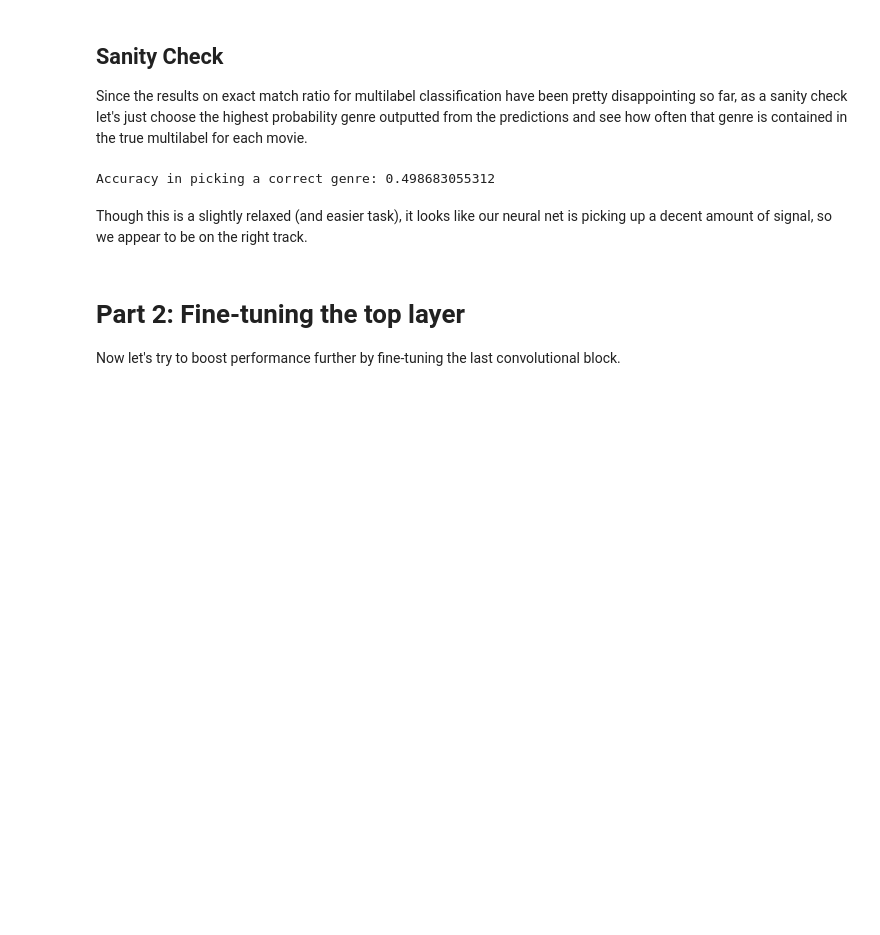
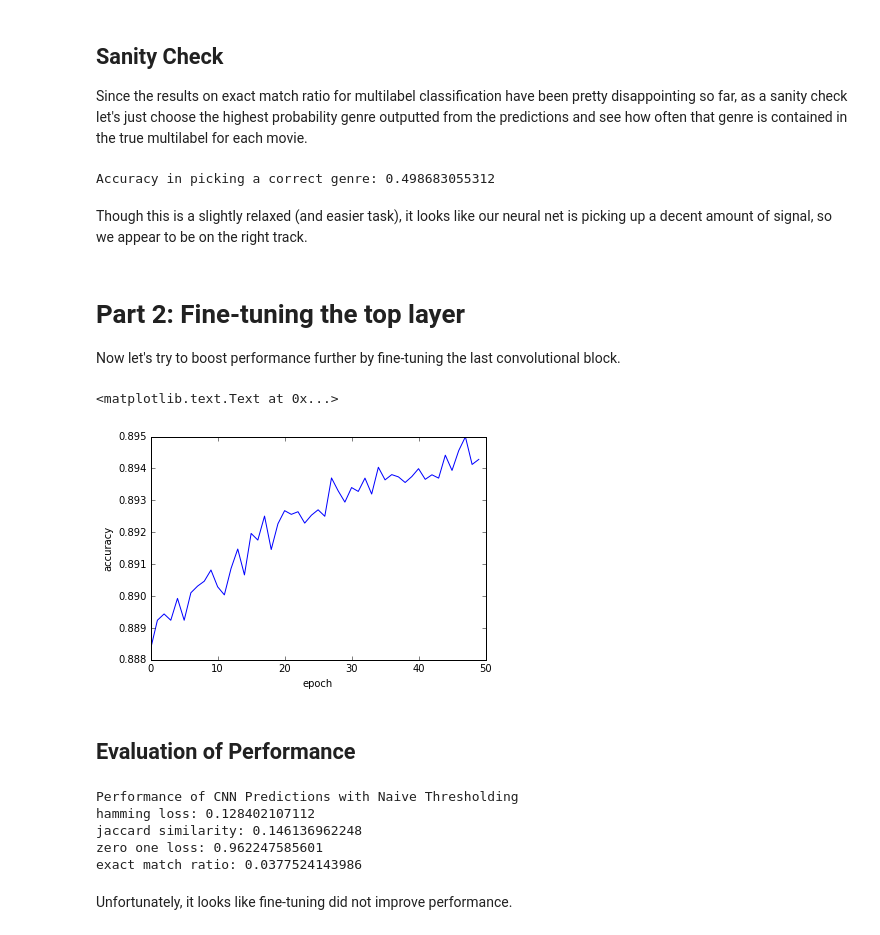
Before and after one commit to xueharry/cs109b-final-project, a Jupyter notebook: milestone5/Final Deep Learning.ipynb, the cells around one changed output. Cells and saved outputs as stored; diff of their text form; code cells hidden in the pictures; blank space fills up the shorter version.

Commit message:
Added fine-tuning code

```diff
--- a/milestone5/Final Deep Learning.ipynb
+++ b/milestone5/Final Deep Learning.ipynb
@@ -300,3 +300,13 @@ fine_tune_history = vgg16_model.fit(np.array(X), train_multilabels.values,
             callbacks=[TQDMNotebookCallback()])
 
 vgg16_model.save_weights('fine_tune_model.h5')
+# %%
+# here is a visualization of the training process
+# typically we gain a lot in the beginning and then
+# training slows down
+plt.plot(fine_tune_history.history['acc'])
+plt.xlabel("epoch")
+plt.ylabel("accuracy")
+# %% [output]
+<matplotlib.text.Text at 0x...>
+[figure, added]
@@ -302,0 +318,23 @@ vgg16_model.save_weights('fine_tune_model.h5')
+# %% [markdown]
+## Evaluation of Performance
+# %%
+# Get probability predictions for each of the classes
+train_probs_fine_tune = vgg16_model.predict(np.array(X))
+val_probs_fine_tune = vgg16_model.predict(np.array(val_X))
+
+# Naive thresholding for now
+y_pred_naive = np.array([[1 if val_probs[i][j] > 0.5 else 0 for j in range(val_probs.shape[1])] for i in range(len(val_probs_fine_tune))])
+
+print 'Performance of CNN Predictions with Naive Thresholding'
+print 'hamming loss:', skmetrics.hamming_loss(y_val, y_pred_naive)
+print 'jaccard similarity:', skmetrics.jaccard_similarity_score(y_val, y_pred_naive)
+print 'zero one loss:', skmetrics.zero_one_loss(y_val, y_pred_naive)
+print 'exact match ratio:', skmetrics.accuracy_score(y_val, y_pred_naive)
+# %% [output]
+Performance of CNN Predictions with Naive Thresholding
+hamming loss: 0.128402107112
+jaccard similarity: 0.146136962248
+zero one loss: 0.962247585601
+exact match ratio: 0.0377524143986
+# %% [markdown]
+Unfortunately, it looks like fine-tuning did not improve performance.
```
Also changed, not shown: parts of 2 cells of this notebook.
